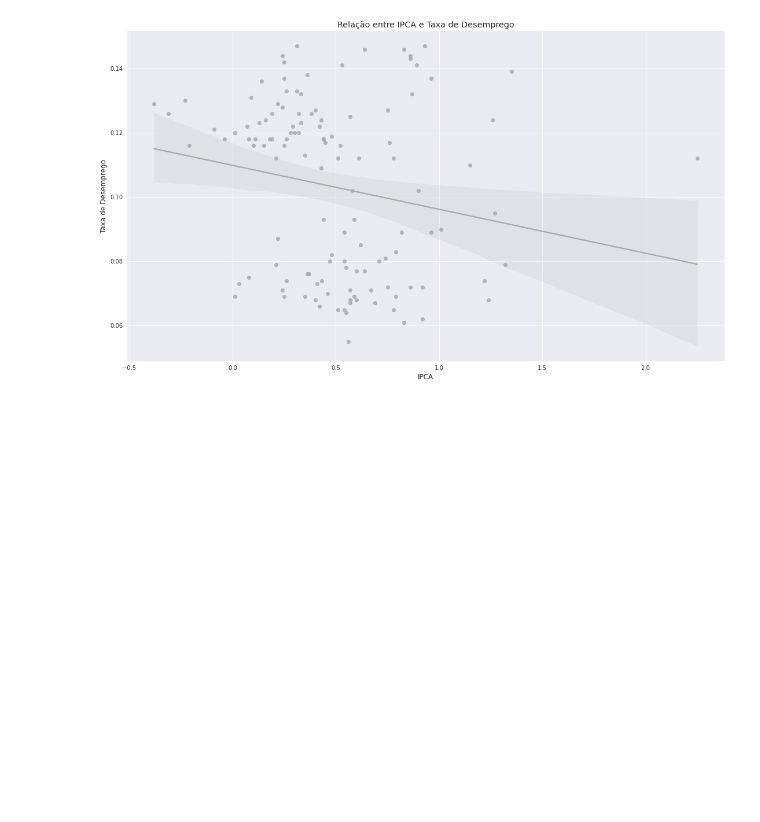
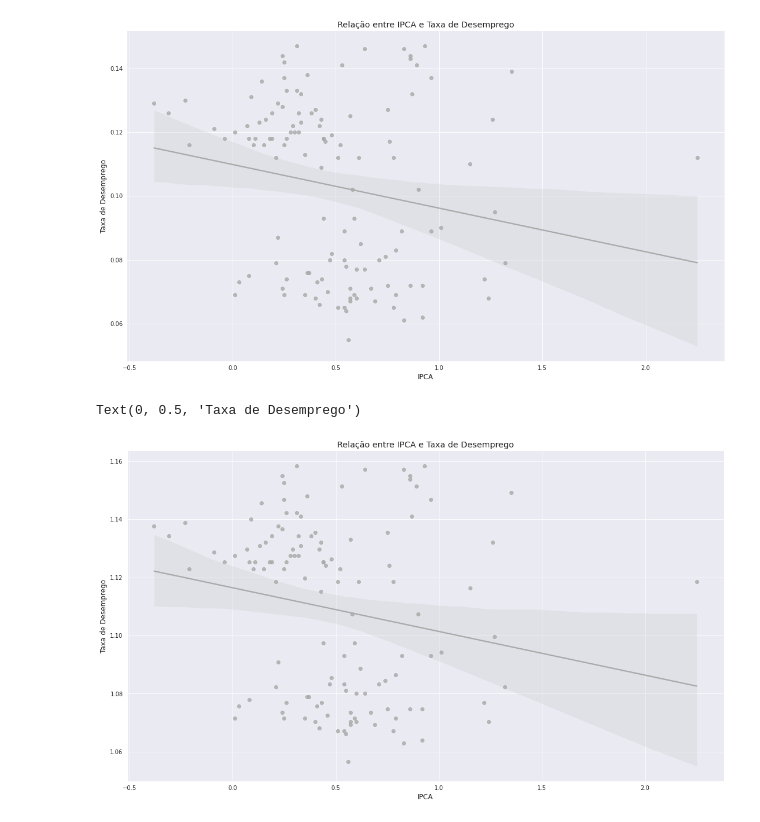
Before and after one commit to Pugianf/Big_Data_and_Public_Sector_III-Economic_Development, a Jupyter notebook: Trablaho_Final_Big_Data_e_Setor_Público_III.ipynb, the cells around one changed output. Cells and saved outputs as stored; diff of their text form; code cells hidden in the pictures; blank space fills up the shorter version.

```diff
--- a/Trablaho_Final_Big_Data_e_Setor_Público_III.ipynb
+++ b/Trablaho_Final_Big_Data_e_Setor_Público_III.ipynb
@@ -394,0 +393,16 @@ Text(0, 0.5, 'Taxa de Desemprego')
+# %%
+# avaliando a curva com a variável Taxa de Desemprego em termos absolutos (exponcenciada)
+
+sns.set_style("darkgrid")
+fig, ax = plt.subplots()
+fig.set_size_inches(18.5, 10.5)
+sns.regplot(dfDados['IPCA'], np.exp(dfDados['Taxa_Desemprego']), ax=ax, scatter_kws={"color": "darkgrey"}, line_kws={"color": "darkgrey"})
+
+sns.despine()
+
+plt.title('Relação entre IPCA e Taxa de Desemprego')
+plt.xlabel('IPCA')
+plt.ylabel('Taxa de Desemprego')
+# %% [output]
+Text(0, 0.5, 'Taxa de Desemprego')
+[figure, added]
```
Also changed, not shown: parts of 1 cell of this notebook.
